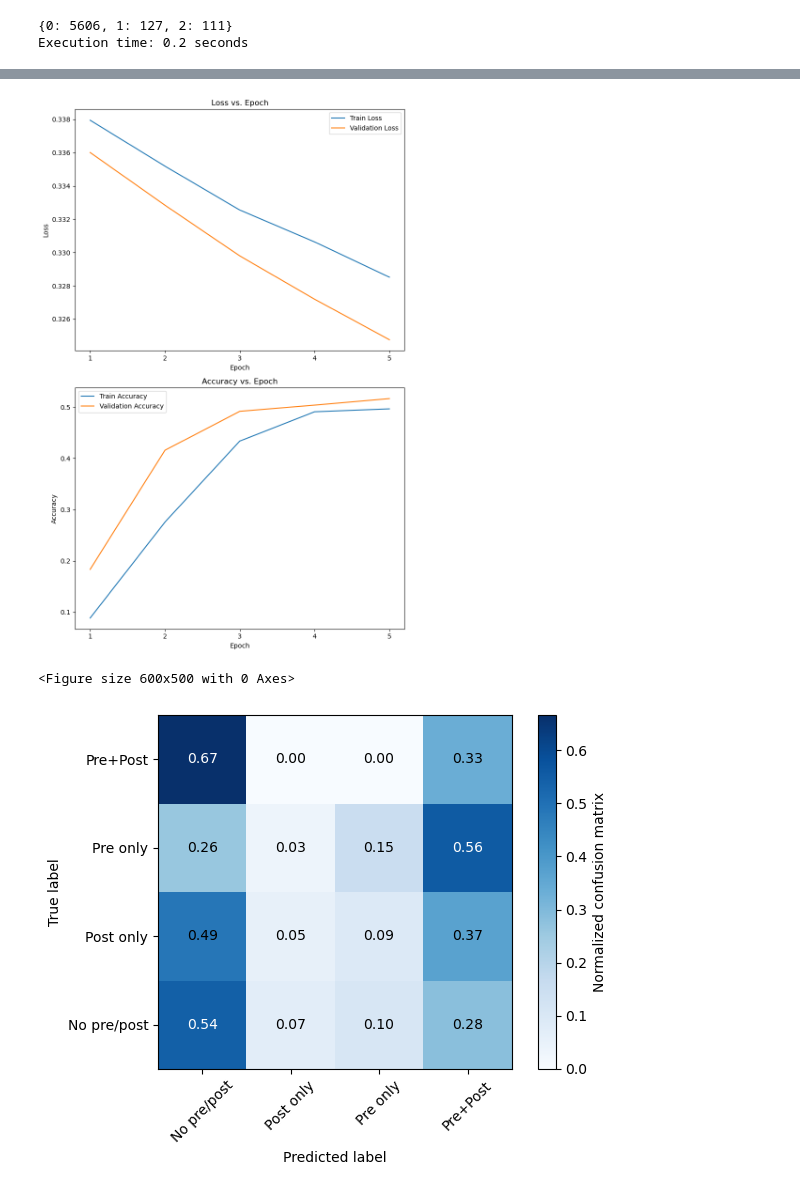
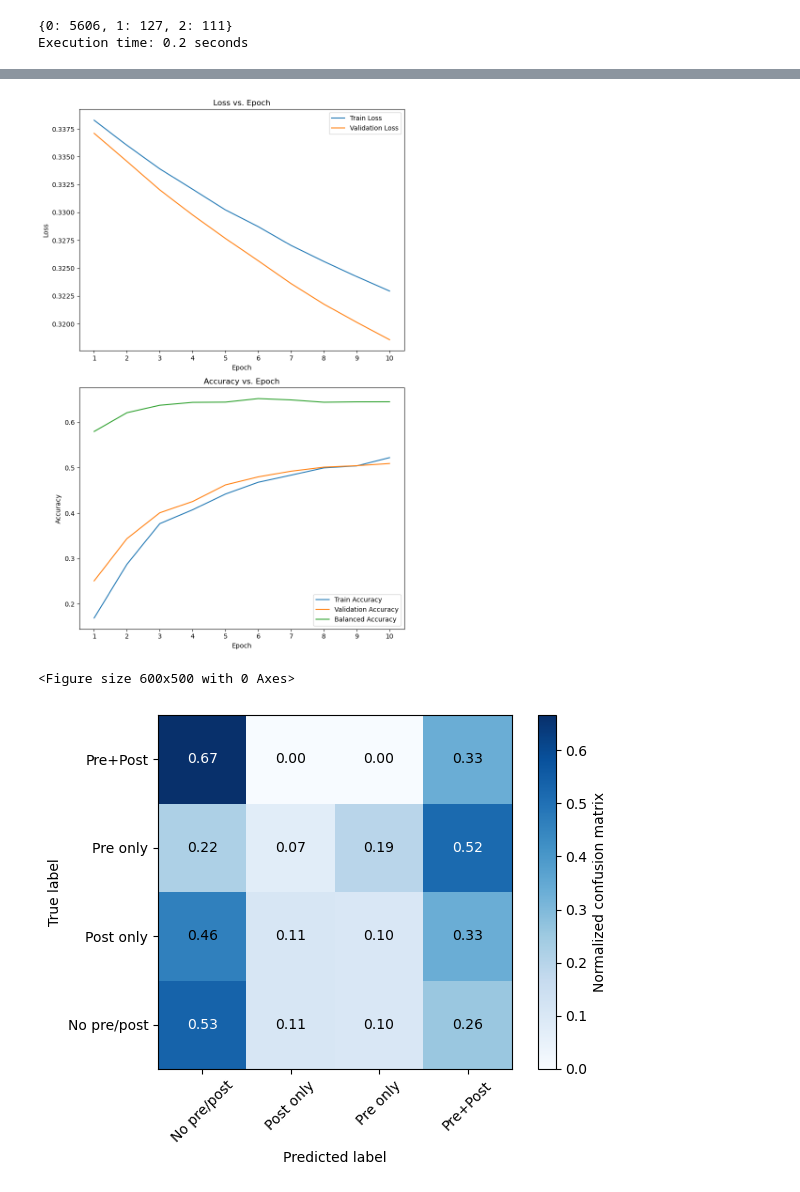
Before and after one commit to SoulOfSword/DLP_galaxy_mergers, a Jupyter notebook: Notebooks/zoobot_testing.ipynb, the cells around one changed output, grey strips where cells are left out. Drawn from its saved outputs; the diff is of its cells as text; code cells hidden in the pictures.

Commit message:
Updated version Updated version with new functions and histograms. Best performance so far.

```diff
--- a/Notebooks/zoobot_testing.ipynb
+++ b/Notebooks/zoobot_testing.ipynb
@@ -285,28 +410,31 @@ criterion = FocalLossBCE(gamma=2.0, alpha=1.0, pos_weight=pos_weight.to(device))
 
 # training and validation Loop
 
-num_epochs = 5
+warnings.filterwarnings("ignore")
+num_epochs = 10
 best_val_loss = np.inf
+best_bal_acc = 0
 train_losses, train_accuracies = [], []
-val_losses, val_accuracies = [], []
+val_losses, val_accuracies, balanced_accuracies = [], [], []
 
 for epoch in range(num_epochs):
     last_print_time = time.time()
-    train_loss, train_acc = multilabel_train_epoch(model, train_loader, criterion, optimizer, device)
-    val_loss, val_acc, val_preds, val_labels = multilabel_evaluate(model, val_loader, criterion, device)
+    train_loss, train_acc = multilabel_train_epoch(model, train_loader, criterion, optimizer, device, thresh=0.5)
+    val_loss, val_acc, val_preds, val_labels, balanced_acc = multilabel_evaluate(model, val_loader, criterion, device, thresh=0.5)
     current_time = time.time()
     elapsed = current_time - last_print_time
     print(f"\n[{elapsed:.1f}s elapsed] Epoch {epoch+1}/{num_epochs}: "
           f"Train Loss = {train_loss:.3f}, Train Acc = {train_acc:.3f}; "
-          f"Val Loss = {val_loss:.3f}, Val Acc = {val_acc:.3f}")
+          f"Val Loss = {val_loss:.3f}, Val Acc = {val_acc:.3f}, Bal Acc = {balanced_acc:.3f}")
 
     train_losses.append(train_loss)
     train_accuracies.append(train_acc)
     val_losses.append(val_loss)
     val_accuracies.append(val_acc)
+    balanced_accuracies.append(balanced_acc)
 
     # Save the best model based on validation loss
-    if val_loss < best_val_loss:
-        best_val_loss = val_loss
+    if balanced_acc > best_bal_acc:
+        best_bal_acc = balanced_acc
         torch.save(model.state_dict(), "best_model.pth")
 # %% [output]
@@ -323,8 +461,9 @@ Execution time: 1173.2 seconds
 # %%
 # Evaluation on Test Set
-test_loss, test_acc, test_preds, test_labels = multilabel_evaluate(model, test_loader, criterion, device)
+test_loss, test_acc, test_preds, test_labels, balanced_acc = multilabel_evaluate(model, test_loader, criterion, device, thresh=0.5)
 print(f"\nTest Loss: {test_loss:.3f}")
 print(f"Test Accuracy: {test_acc:.3f}")
+print(f"Test Balanced Accuracy: {balanced_acc:.3f}")
 
 fig, (ax1, ax2) = plt.subplots(2, 1, figsize=(8, 12))
 
@@ -338,6 +477,7 @@ ax1.legend()
 
 ax2.plot(range(1, num_epochs+1), train_accuracies, label="Train Accuracy")
 ax2.plot(range(1, num_epochs+1), val_accuracies, label="Validation Accuracy")
+ax2.plot(range(1, num_epochs+1), balanced_accuracies, label="Balanced Accuracy")
 ax2.set_xticks(range(1, num_epochs+1))
 ax2.set_xlabel("Epoch")
 ax2.set_ylabel("Accuracy")
@@ -363,29 +503,6 @@ model.load_state_dict(torch.load("best_model.pth"))
 test_probs, test_labels = multilabel_evaluate_with_probabilities(model, test_loader, device)
 test_preds = np.argmax(test_probs, axis=1)
 
-# ROC Curves for Multi-class (One-vs-Rest)
-# n_classes = 3
-# # Binarize the true labels
-# test_labels_bin = label_binarize(test_labels, classes=[0, 1, 2])
-# fpr, tpr, roc_auc = {}, {}, {}
-
-# for i in range(n_classes):
-#     fpr[i], tpr[i], _ = roc_curve(test_labels_bin[:,i], test_probs[:,i])
-#     roc_auc[i] = auc(fpr[i], tpr[i])
-
-# # Plot ROC curves for each class
-# plt.figure(figsize=(8,6))
-# colors = ['blue','red','green']
-# for i,c in zip(range(n_classes),colors):
-#     plt.plot(fpr[i], tpr[i], color=c, label=f'Class {i} (AUC={roc_auc[i]:.2f})')
-# plt.plot([0,1],[0,1],'k--')
-# plt.xlim([0,1]); plt.ylim([0,1.05])
-# plt.xlabel('False Positive Rate')
-# plt.ylabel('True Positive Rate')
-# plt.title('Multi-class ROC Curves')
-# plt.legend(loc="lower right")
-# plt.show()
-
 fpr, tpr, roc_auc = {}, {}, {}
 
 for i, name in enumerate(["Pre-merger", "Post-merger"]):
@@ -404,4 +521,45 @@ plt.ylabel("True Positive Rate")
 plt.title("Multi-Label ROC")
 plt.legend(loc="lower right")
 plt.show()
+
+plt.hist(test_probs[:,0], density=True, bins=50, alpha=0.5, label="Pre Prob")
+plt.hist(test_probs[:,1], density=True, bins=50, alpha=0.5, label="Post Prob")
+plt.xlabel("Predicted Probability")
+plt.ylabel("Counts")
+plt.title("Distribution of Predicted Probabilities")
+plt.legend()
+plt.show()
+
+bit0_pos_idx = (test_labels[:, 0] == 1)  # true positives
+bit0_neg_idx = (test_labels[:, 0] == 0)  # true negatives
+
+pos_probs = test_probs[bit0_pos_idx, 0]
+neg_probs = test_probs[bit0_neg_idx, 0]
+
+plt.figure(figsize=(8,6))
+plt.hist(pos_probs, density=True, bins=50, alpha=0.5, label="Pre True=1")
+plt.hist(neg_probs, density=True, bins=50, alpha=0.5, label="Pre True=0")
+plt.xlabel("Predicted Probability (pre-mergers)")
+plt.ylabel("Count")
+plt.title("Distribution of Predicted Probabilities for pre-mergers, split by True Label")
+plt.legend()
+plt.show()
+
+bit0_pos_idx = (test_labels[:, 1] == 1)  # true positives
+bit0_neg_idx = (test_labels[:, 1] == 0)  # true negatives
+
+pos_probs = test_probs[bit0_pos_idx, 1]
+neg_probs = test_probs[bit0_neg_idx, 1]
+
+plt.figure(figsize=(8,6))
+plt.hist(pos_probs, density=True, bins=50, alpha=0.5, label="Post True=1")
+plt.hist(neg_probs, density=True, bins=50, alpha=0.5, label="Post True=0")
+plt.xlabel("Predicted Probability (post-mergers)")
+plt.ylabel("Count")
+plt.title("Distribution of Predicted Probabilities for post-mergers, split by True Label")
+plt.legend()
+plt.show()
+
+unique, counts = np.unique(test_preds_arr, return_counts=True)
+print(dict(zip(unique, counts)))
 # %% [output]
@@ -410,3 +569,3 @@ Test Accuracy: 0.526
-[figure, old version]
+[figure, new version]
 <Figure size 600x500 with 0 Axes>
 [figure]
```
Also changed, not shown: parts of 8 cells of this notebook, 2 other files.
